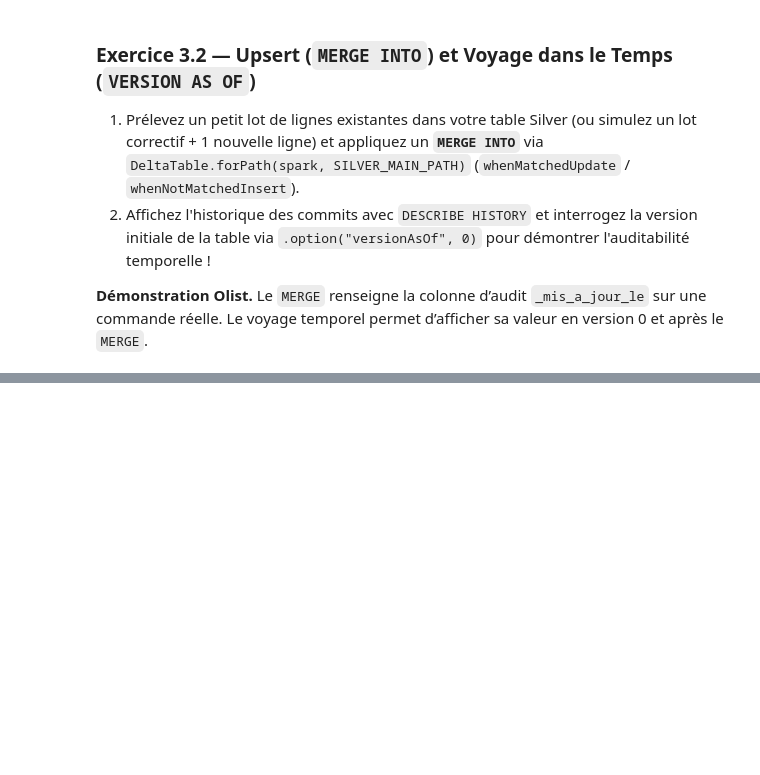
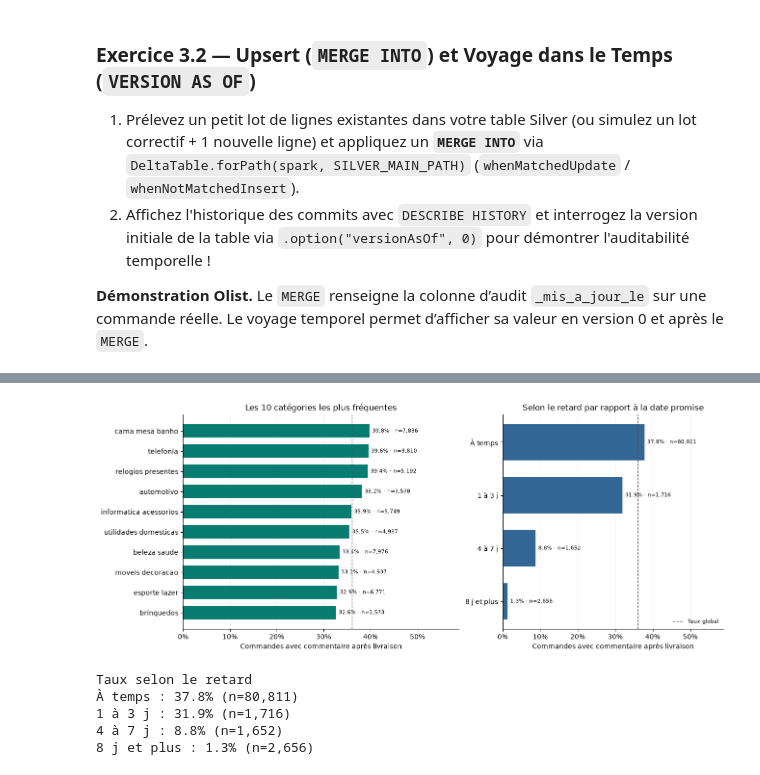
Before and after one commit to Snowlly/hadoop-kaggle, a Jupyter notebook: notebooks/J2_Spark_Delta_Silver.ipynb, the cells around one changed output, grey strips where cells are left out. Cells and saved outputs as stored; diff of their text form; code cells hidden in the pictures; blank space fills up the shorter version.

```diff
--- a/notebooks/J2_Spark_Delta_Silver.ipynb
+++ b/notebooks/J2_Spark_Delta_Silver.ipynb
@@ -328,0 +424,77 @@ Version 0 : None | Version actuelle : 2026-11-17 14:26:58.768950
+# %%
+from textwrap import shorten
+from matplotlib.ticker import PercentFormatter
+
+SEUIL_CATEGORIE = 500
+category_profile = (
+    silver_eda.groupBy("categorie_produit")
+    .agg(
+        F.count("*").alias("n"),
+        F.avg("a_un_commentaire").alias("taux_commentaire"),
+        F.percentile_approx("prix", 0.5).alias("prix_median"),
+        F.percentile_approx("frais_livraison", 0.5).alias("frais_medians"),
+        F.percentile_approx("poids_produit_g", 0.5).alias("poids_median"),
+        F.percentile_approx("delai_livraison_jours", 0.5).alias("delai_median"),
+        F.avg(F.col("livraison_en_retard").cast("int")).alias("taux_retard"),
+    )
+    .where(F.col("n") >= SEUIL_CATEGORIE)
+)
+categories = (
+    category_profile.orderBy(F.desc("n"), "categorie_produit").limit(10)
+    .orderBy(F.desc("taux_commentaire"), "categorie_produit")
+    .collect()
+)
+
+retards = (
+    silver_eda.withColumn(
+        "groupe",
+        F.when(F.col("retard_jours") == 0, 0)
+        .when(F.col("retard_jours") <= 3, 1)
+        .when(F.col("retard_jours") <= 7, 2)
+        .otherwise(3),
+    )
+    .groupBy("groupe")
+    .agg(F.count("*").alias("n"), F.avg("a_un_commentaire").alias("taux_commentaire"))
+    .orderBy("groupe")
+    .collect()
+)
+labels_retard = ["À temps", "1 à 3 j", "4 à 7 j", "8 j et plus"]
+xmax = max(row.taux_commentaire for row in [*categories, *retards]) * 1.48
+
+fig, axs = plt.subplots(1, 2, figsize=(13, 5.2), layout="constrained", gridspec_kw={"width_ratios": [1.25, 1]})
+
+
+def tracer_taux(ax, lignes, noms, couleur):
+    bars = ax.barh(noms, [r.taux_commentaire for r in lignes], color=couleur, height=0.68)
+    ax.bar_label(bars, labels=[f"{r.taux_commentaire:.1%} · n={r.n:,}" for r in lignes], padding=4, fontsize=8)
+    ax.set_xlim(0, xmax)
+    ax.axvline(n_commentaires / n_commandes, color="#475569", linewidth=1, linestyle="--", label="Taux global")
+    ax.xaxis.set_major_formatter(PercentFormatter(1, decimals=0))
+    ax.set_xlabel("Commandes avec commentaire après livraison")
+    ax.invert_yaxis()
+    ax.set_axisbelow(True)
+    ax.grid(axis="x", alpha=0.18)
+    ax.spines[["top", "right"]].set_visible(False)
+
+
+tracer_taux(
+    axs[0], categories,
+    [shorten(r.categorie_produit.replace("_", " "), width=32, placeholder="…") for r in categories],
+    "#087c70",
+)
+axs[0].set_title("Les 10 catégories les plus fréquentes")
+tracer_taux(axs[1], retards, [labels_retard[r.groupe] for r in retards], "#336796")
+axs[1].set_title("Selon le retard par rapport à la date promise")
+axs[1].legend(loc="lower right", fontsize=8, frameon=False)
+plt.show()
+
+print("Taux selon le retard")
+for row in retards:
+    print(f"{labels_retard[row.groupe]} : {row.taux_commentaire:.1%} (n={row.n:,})")
+# %% [output]
+[figure, added]
+Taux selon le retard
+À temps : 37.8% (n=80,811)
+1 à 3 j : 31.9% (n=1,716)
+4 à 7 j : 8.8% (n=1,652)
+8 j et plus : 1.3% (n=2,656)
```
Also changed, not shown: parts of 11 cells of this notebook, 2 other files.
